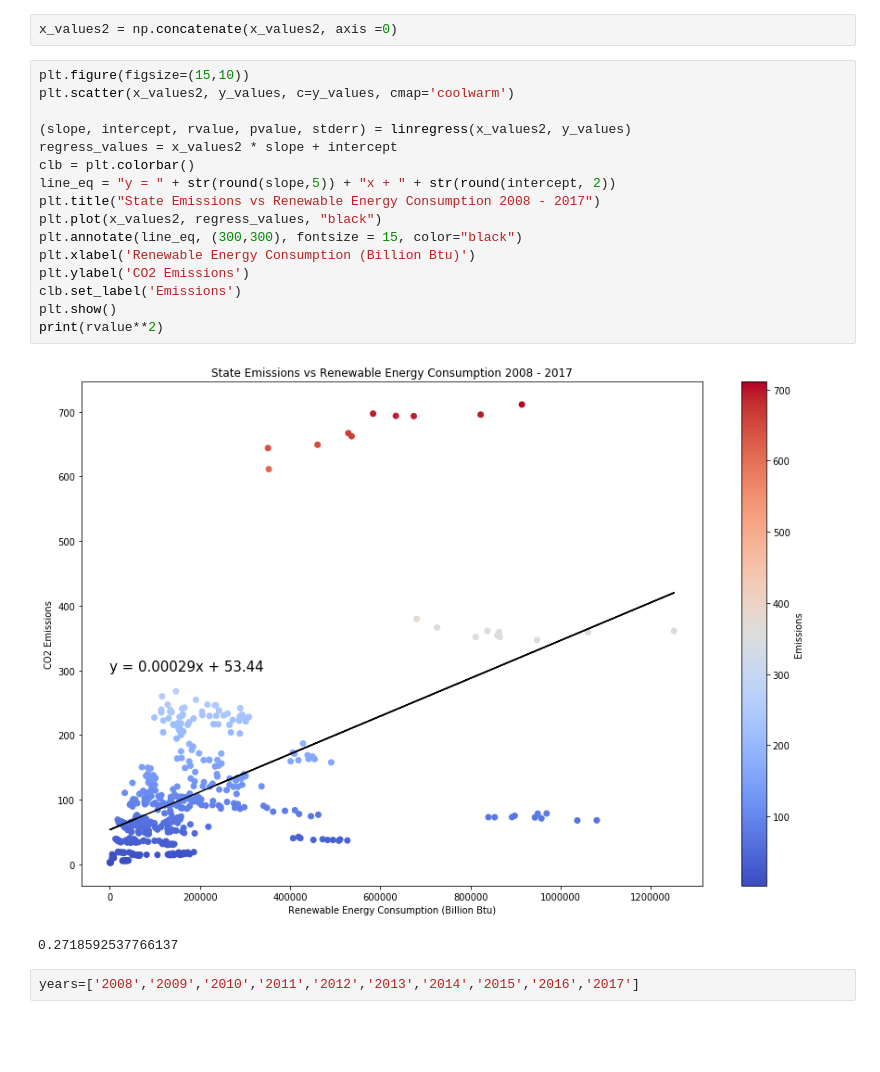
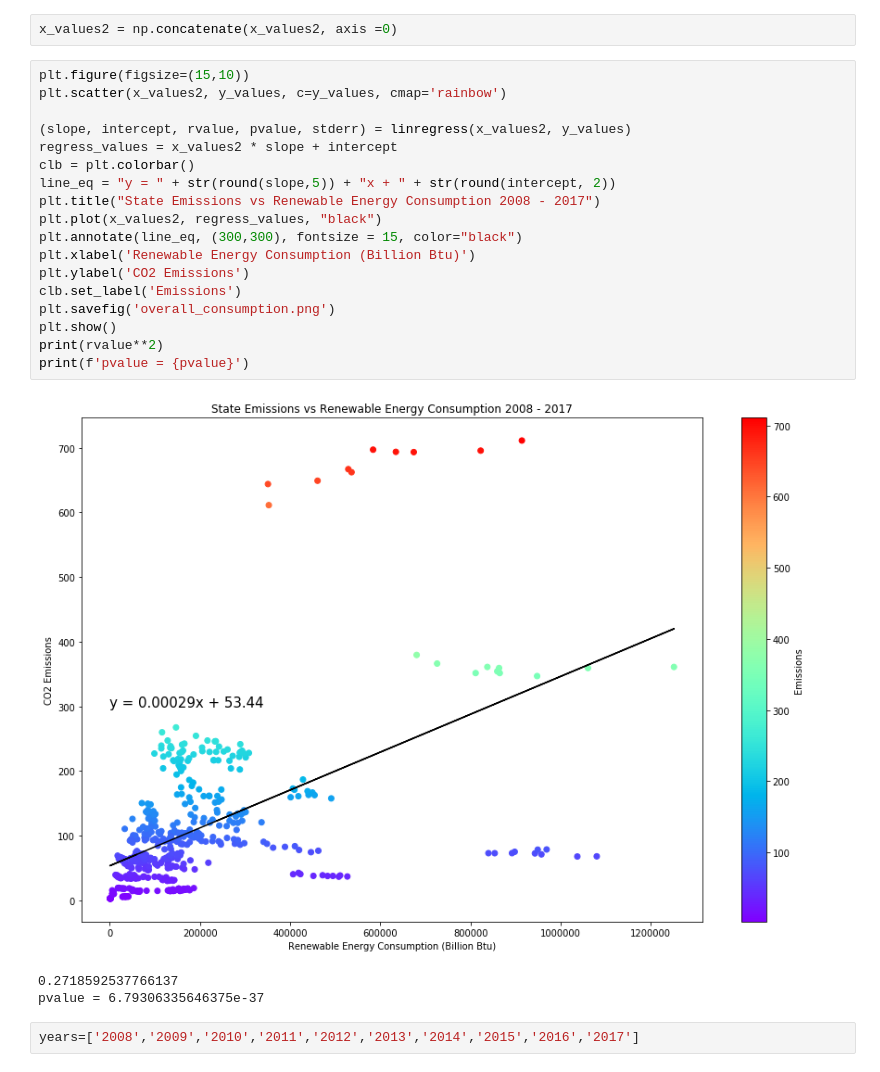
Before and after one commit to Asia-Hewett/solar_v_emissions_project, a Jupyter notebook: Renewable_Production_Hypothesis/production_vs_emissions.ipynb, the cells around one changed output. Drawn from its saved outputs; the diff is of its cells as text; blank space fills up the shorter version.

```diff
--- a/Renewable_Production_Hypothesis/production_vs_emissions.ipynb
+++ b/Renewable_Production_Hypothesis/production_vs_emissions.ipynb
@@ -123,23 +138,26 @@ x_values2 = list(consumption_state_df[['2008','2009','2010','2011','2012','2013'
 x_values2 = np.concatenate(x_values2, axis =0)
 # %%
 plt.figure(figsize=(15,10))
-plt.scatter(x_values2, y_values, c=y_values, cmap='coolwarm')
+plt.scatter(x_values2, y_values, c=y_values, cmap='rainbow')
 
 (slope, intercept, rvalue, pvalue, stderr) = linregress(x_values2, y_values)
 regress_values = x_values2 * slope + intercept
 clb = plt.colorbar()
 line_eq = "y = " + str(round(slope,5)) + "x + " + str(round(intercept, 2))
 plt.title("State Emissions vs Renewable Energy Consumption 2008 - 2017")
 plt.plot(x_values2, regress_values, "black")
 plt.annotate(line_eq, (300,300), fontsize = 15, color="black")
 plt.xlabel('Renewable Energy Consumption (Billion Btu)')
 plt.ylabel('CO2 Emissions')
 clb.set_label('Emissions')
+plt.savefig('overall_consumption.png')
 plt.show()
 print(rvalue**2)
+print(f'pvalue = {pvalue}')
 # %% [output]
-[figure, old version]
+[figure, new version]
 0.2718592537766137
+pvalue = 6.79306335646375e-37
 # %%
 years=['2008','2009','2010','2011','2012','2013','2014','2015','2016','2017']
 # %%
```
Also changed, not shown: parts of 17 cells of this notebook, 15 other files.
